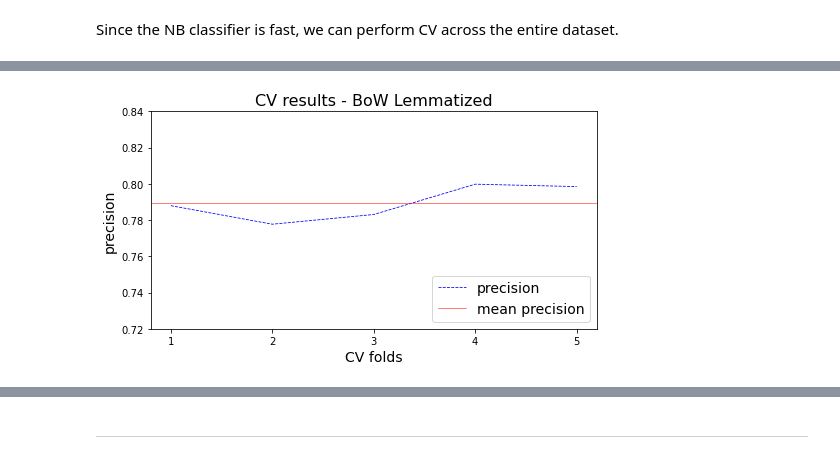
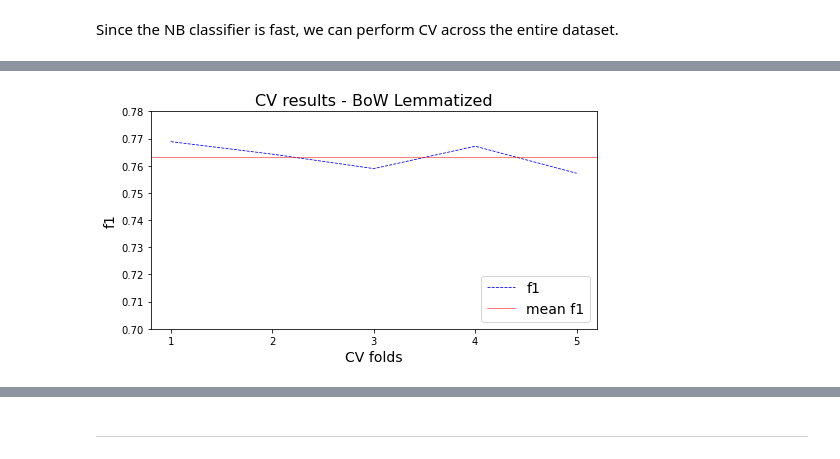
Before and after one commit to BigBangData/NaturalLanguageProcessing, a Jupyter notebook: sentiment140/05_Twitter_Sentiment_Analysis_NaiveBayes.ipynb, the cells around one changed output, grey strips where cells are left out. Saved outputs shown, nothing was run; the diff lists cells and outputs as text; code cells hidden in the pictures.

```diff
--- a/sentiment140/05_Twitter_Sentiment_Analysis_NaiveBayes.ipynb
+++ b/sentiment140/05_Twitter_Sentiment_Analysis_NaiveBayes.ipynb
@@ -305,4 +315,4 @@ Elapsed time: 2.9081 seconds
 # %%
-plot_cv_results(NB_clf, X_lemm_bow, y, 'BoW Lemmatized', scoring='precision', ylim=[.72,.84])
+plot_cv_results(NB_clf, X_lemm_bow, y, 'BoW Lemmatized', scoring='f1', ylim=[.70,.78])
 # %% [output]
-[figure, old version]
+[figure, new version]
```
Also changed, not shown: parts of 45 cells of this notebook, 1 other file.
